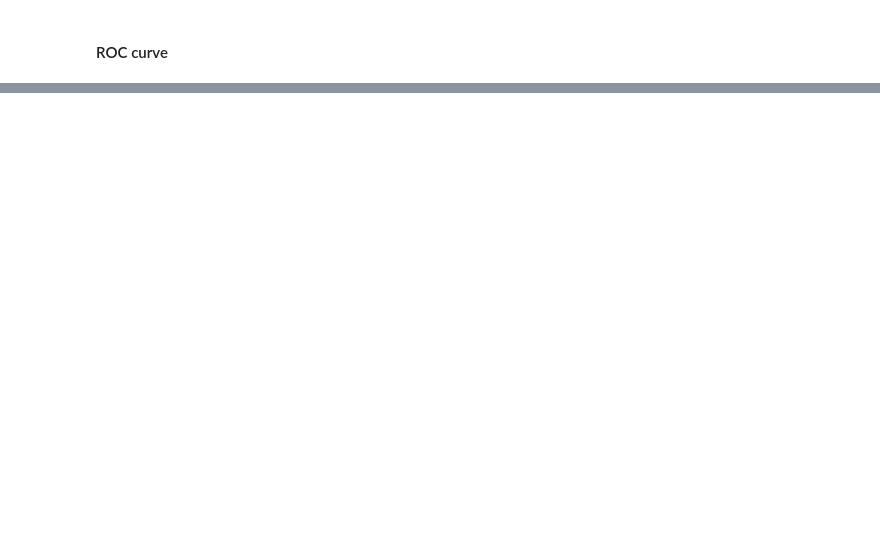
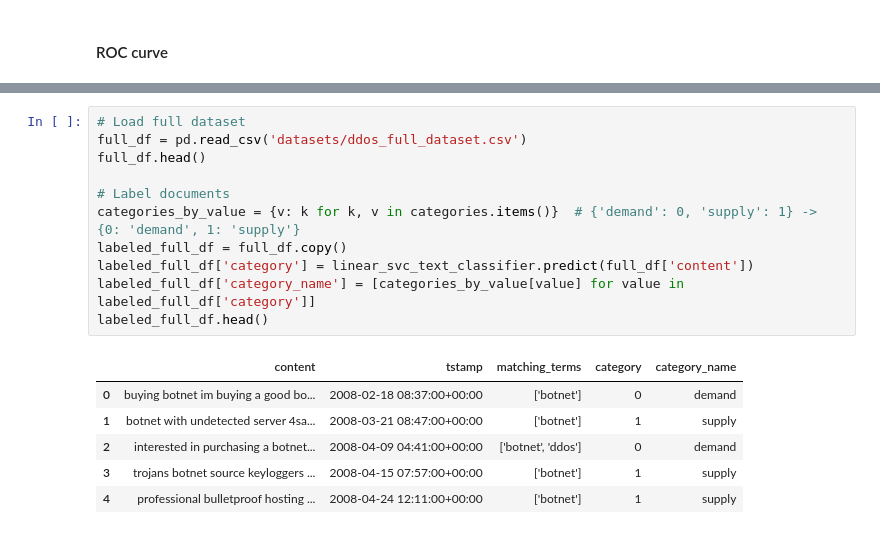
Before and after one commit to serfer2/tfm, a Jupyter notebook: notebook.ipynb, the cells around one changed output, grey strips where cells are left out. Cells and saved outputs as stored; diff of their text form; blank space fills up the shorter version.

```diff
--- a/notebook.ipynb
+++ b/notebook.ipynb
@@ -355,0 +364,18 @@ plt.show()
+# %%
+# Load full dataset
+full_df = pd.read_csv('datasets/ddos_full_dataset.csv')
+full_df.head()
+
+# Label documents
+categories_by_value = {v: k for k, v in categories.items()}  # {'demand': 0, 'supply': 1} -> {0: 'demand', 1: 'supply'}
+labeled_full_df = full_df.copy()
+labeled_full_df['category'] = linear_svc_text_classifier.predict(full_df['content'])
+labeled_full_df['category_name'] = [categories_by_value[value] for value in labeled_full_df['category']]
+labeled_full_df.head()
+# %% [output]
+|  | content | tstamp | matching_terms | category | category_name |
+| 0 | buying botnet im buying a good bo... | 2008-02-18 08:37:00+00:00 | ['botnet'] | 0 | demand |
+| 1 | botnet with undetected server 4sa... | 2008-03-21 08:47:00+00:00 | ['botnet'] | 1 | supply |
+| 2 | interested in purchasing a botnet... | 2008-04-09 04:41:00+00:00 | ['botnet', 'ddos'] | 0 | demand |
+| 3 | trojans botnet source keyloggers ... | 2008-04-15 07:57:00+00:00 | ['botnet'] | 1 | supply |
+| 4 | professional bulletproof hosting ... | 2008-04-24 12:11:00+00:00 | ['botnet'] | 1 | supply |
```
Also changed, not shown: parts of 13 cells of this notebook, 21 other files.
